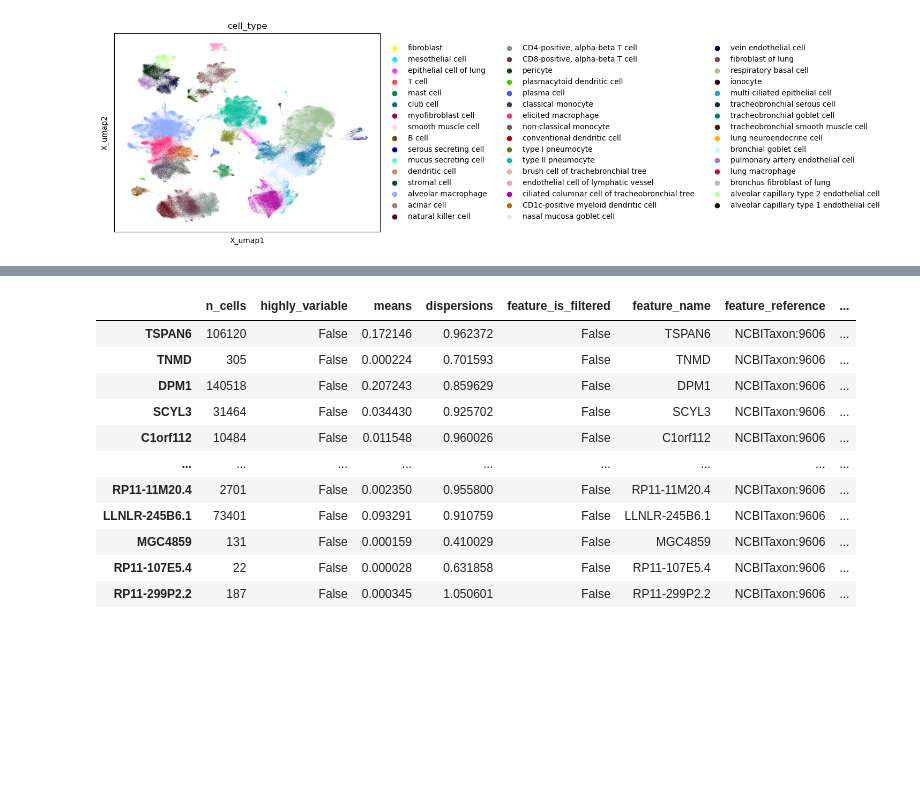
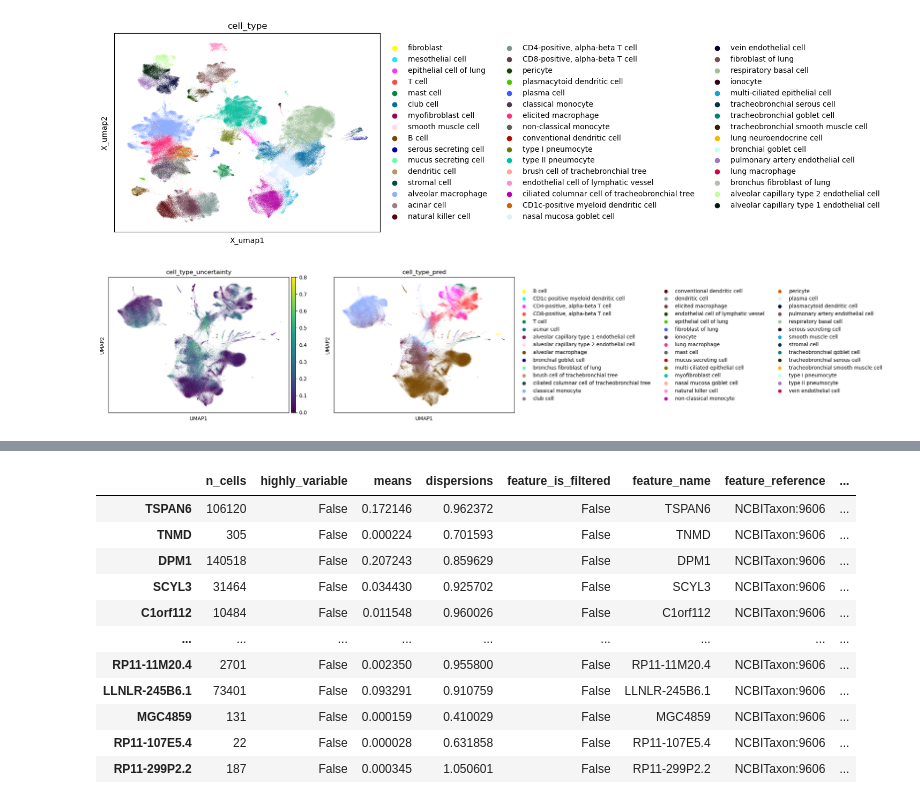
Before and after one commit to saliba-lab/covid19-bal-atlas-integration, a Jupyter notebook: bin/EDA.ipynb, the cells around one changed output, grey strips where cells are left out. Saved outputs shown, nothing was run; the diff lists cells and outputs as text; code cells hidden in the pictures; blank space fills up the shorter version.

```diff
--- a/bin/EDA.ipynb
+++ b/bin/EDA.ipynb
@@ -31,0 +52,4 @@ sc.tl.umap(ds)
+# %%
+sc.pl.embedding(ds, basis="umap", color=["cell_type_uncertainty", "cell_type_pred"])
+# %% [output]
+[figure, added]
```
Also changed, not shown: parts of 14 cells of this notebook, 3 other files.
